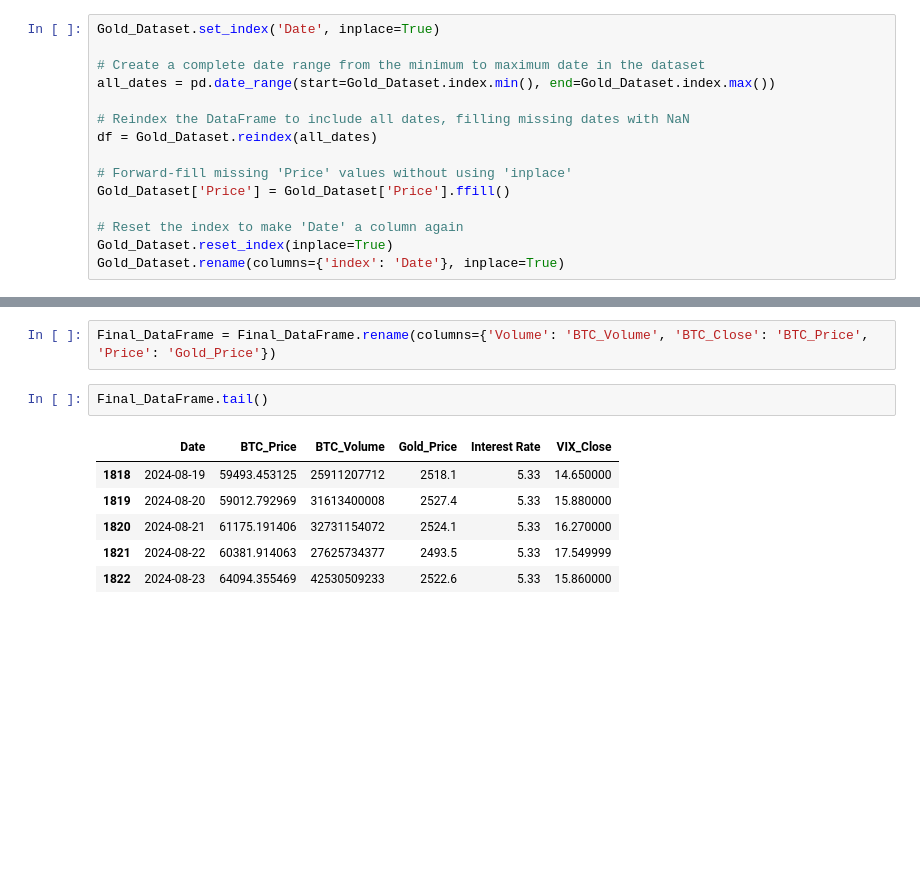
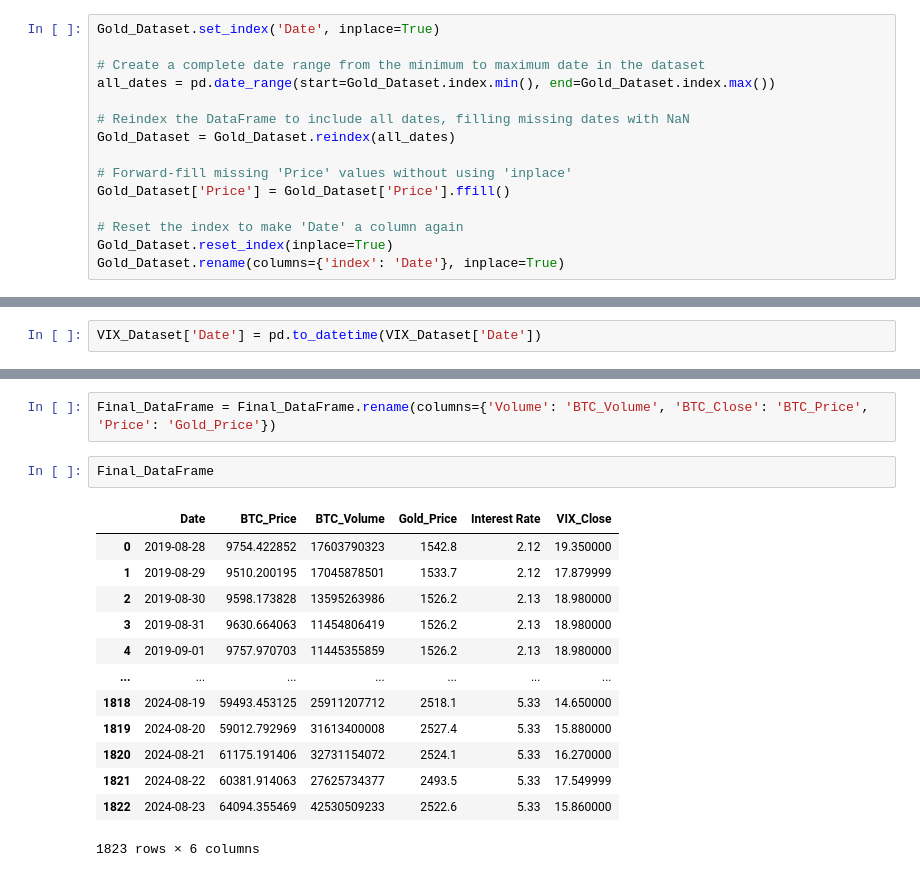
Before and after one commit to sathmikaDev/FYP, a Jupyter notebook: cryptoCurrencyPricePredictionTFT.ipynb, the cells around one changed output, grey strips where cells are left out. Cells and saved outputs as stored; diff of their text form; blank space fills up the shorter version.

```diff
--- a/cryptoCurrencyPricePredictionTFT.ipynb
+++ b/cryptoCurrencyPricePredictionTFT.ipynb
@@ -178,7 +183,7 @@ Gold_Dataset.set_index('Date', inplace=True)
 all_dates = pd.date_range(start=Gold_Dataset.index.min(), end=Gold_Dataset.index.max())
 
 # Reindex the DataFrame to include all dates, filling missing dates with NaN
-df = Gold_Dataset.reindex(all_dates)
+Gold_Dataset = Gold_Dataset.reindex(all_dates)
 
 # Forward-fill missing 'Price' values without using 'inplace'
 Gold_Dataset['Price'] = Gold_Dataset['Price'].ffill()
@@ -298,6 +268,8 @@ VIX_Dataset.dtypes
 Date     datetime64[ns]
 Close           float64
 dtype: object
+# %%
+VIX_Dataset['Date'] = pd.to_datetime(VIX_Dataset['Date'])
 # %%
 VIX_Dataset.set_index('Date', inplace=True)
 
@@ -414,11 +341,18 @@ Final_DataFrame = Final_DataFrame.rename(columns={'Close_y': 'VIX_Close', 'Close
 # %%
 Final_DataFrame = Final_DataFrame.rename(columns={'Volume': 'BTC_Volume', 'BTC_Close': 'BTC_Price', 'Price': 'Gold_Price'})
 # %%
-Final_DataFrame.tail()
+Final_DataFrame
 # %% [output]
 |  | Date | BTC_Price | BTC_Volume | Gold_Price | Interest Rate | VIX_Close |
+| 0 | 2019-08-28 | 9754.422852 | 17603790323 | 1542.8 | 2.12 | 19.350000 |
+| 1 | 2019-08-29 | 9510.200195 | 17045878501 | 1533.7 | 2.12 | 17.879999 |
+| 2 | 2019-08-30 | 9598.173828 | 13595263986 | 1526.2 | 2.13 | 18.980000 |
+| 3 | 2019-08-31 | 9630.664063 | 11454806419 | 1526.2 | 2.13 | 18.980000 |
+| 4 | 2019-09-01 | 9757.970703 | 11445355859 | 1526.2 | 2.13 | 18.980000 |
+| ... | ... | ... | ... | ... | ... | ... |
 | 1818 | 2024-08-19 | 59493.453125 | 25911207712 | 2518.1 | 5.33 | 14.650000 |
 | 1819 | 2024-08-20 | 59012.792969 | 31613400008 | 2527.4 | 5.33 | 15.880000 |
 | 1820 | 2024-08-21 | 61175.191406 | 32731154072 | 2524.1 | 5.33 | 16.270000 |
 | 1821 | 2024-08-22 | 60381.914063 | 27625734377 | 2493.5 | 5.33 | 17.549999 |
 | 1822 | 2024-08-23 | 64094.355469 | 42530509233 | 2522.6 | 5.33 | 15.860000 |
+1823 rows × 6 columns
```
Also changed, not shown: parts of 57 cells of this notebook, 21 other files.
